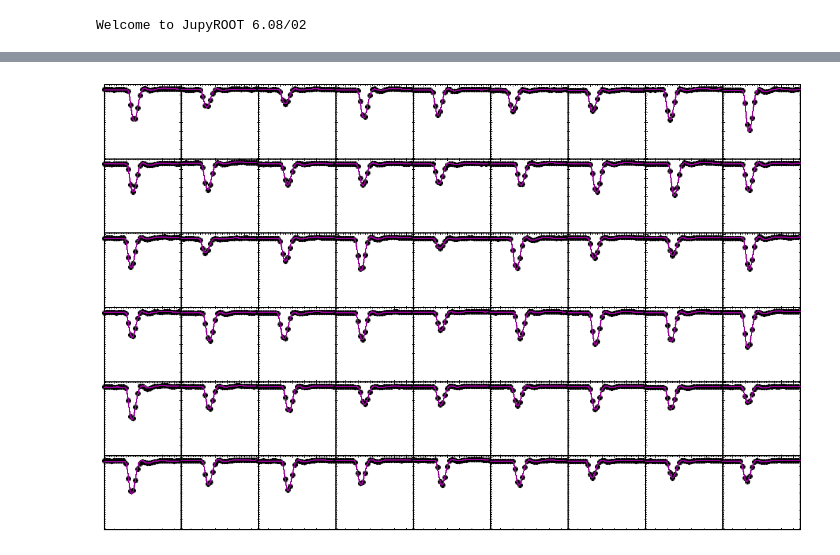
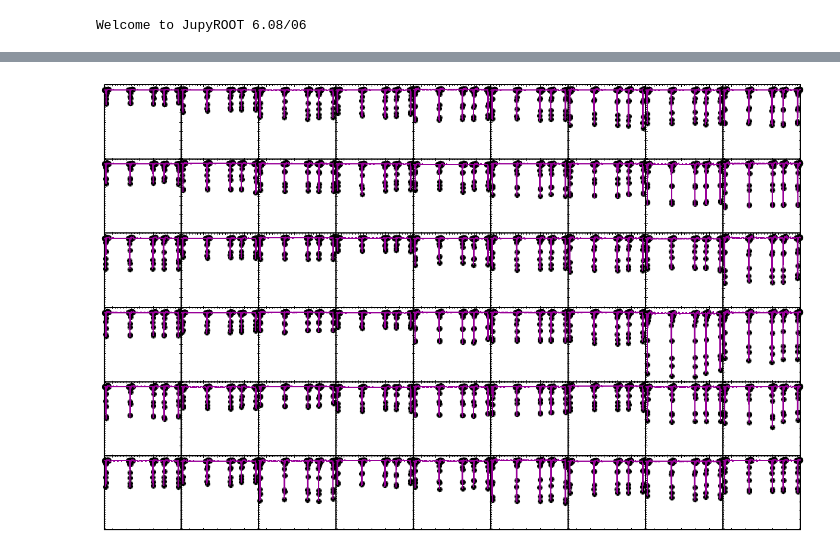
Before and after one commit to atfienberg/fitDisplay, a Jupyter notebook: islandFitDisplay.ipynb, the cells around one changed output, grey strips where cells are left out. Saved outputs shown, nothing was run; the diff lists cells and outputs as text; code cells hidden in the pictures.

Commit message:
updated to work with new fit display tree structure

```diff
--- a/islandFitDisplay.ipynb
+++ b/islandFitDisplay.ipynb
@@ -3,8 +3,8 @@ import ROOT
 from ipywidgets import interact, IntSlider, IntText
 from itertools import takewhile, count
 
-f = ROOT.TFile('outWithRiderFits.root')
-module_label = 'Calo23IslandFits'
+f = ROOT.TFile('~/g-2/nearlineTests/newFitTree.root')
+module_label = 'FitDisplay'
 
 if not ROOT.gROOT.FindObject('canv'):
     c = ROOT.TCanvas('canv', 'canv', 1000, 600)
@@ -16,12 +16,12 @@ sgen = takewhile(lambda s: isinstance(s, ROOT.TSpline3),
                           for i in count()))
 splines = list(sgen)
 t = f.Get('{}/fits/fitTree'.format(module_label))
-n_entries = t.BuildIndex('fillNum', 'islandNum*(xtalNum == 0) - 1*(xtalNum!=0)')
+n_entries = t.BuildIndex('fillNum', 'islandNums[0]*(xtalNum == 0) - 1*(xtalNum!=0)')
 
 # need global handle to currently plotted objects so that they don't get garbage collected
 plotted_objects = None
 # %% [output]
-Welcome to JupyROOT 6.08/02
+Welcome to JupyROOT 6.08/06
 # %%
 # define plotting functions
 
@@ -31,14 +31,22 @@ def plot_fit(entry_num, canvas, single=True, grid_index=0):
     sample_g = ROOT.TGraph(0)
     sample_g.SetName('g{}'.format(grid_index))
     if single:
-        sample_g.SetTitle('run {0}, fill {2}, island {3}, xtal {1}; sample num; adc counts'.
-                          format(t.runNum, t.xtalNum, t.fillNum, t.islandNum))
+        if len(t.islandNums) == 1:
+            sample_g.SetTitle('run {0}, subrun {4}, fill {2}, island {3}, xtal {1}; sample num; adc counts'.
+                              format(t.runNum, t.xtalNum, t.fillNum, t.islandNums[0], t.subRunNum))
+        else:
+            sample_g.SetTitle('run {0}, subrun {4}, fill {2}, islands{3}, xtal {1}; sample num; adc counts'.
+                              format(t.runNum, t.xtalNum, t.fillNum,
+                                     ''.join(' ' + str(num) for num in t.islandNums), t.subRunNum))
     sample_g.SetMarkerStyle(20)
     if single:
-        sample_g.SetMarkerSize(1.5)
+        sample_g.SetMarkerSize(0.5)
     sample_g.SetMarkerColor(ROOT.kBlack)
-    for i, samp in enumerate(t.trace):
-        sample_g.SetPoint(i, i + t.firstSampleNum, samp)
+    sample_times = sum((list(range(first, first+length)) for first, length in zip(t.firstSampleNums, t.islandLengths)),
+                       [])
+
+    for sample_time, samp in zip(sample_times, t.trace):
+        sample_g.SetPoint(sample_g.GetN(), sample_time, samp)
 
     # build fit function
     try:
@@ -60,7 +68,7 @@ def plot_fit(entry_num, canvas, single=True, grid_index=0):
 
     # draw graph and fit
     sample_g.Draw("ap")
-    x_min, x_max = (t.firstSampleNum, t.firstSampleNum + sample_g.GetN())
+    x_min, x_max = (t.firstSampleNums[0], t.firstSampleNums[-1] + t.islandLengths[-1])
     y_min, y_max = (sample_g.GetYaxis().GetXmin(), sample_g.GetYaxis().GetXmax())
     sample_g.GetXaxis().SetLimits(x_min, x_max)
     if not single:
@@ -129,7 +137,7 @@ dummy = interact(plot_one_with_index, fill_num=IntSlider(min=1, max=100, step=1,
 [interactive output not drawn]
 # %%
 %jsroot off
-dummy = interact(plot_grid_with_index, fill_num=IntText(min=1, value=1),
-                 island_num=IntText(min=0, value=0))
+dummy = interact(plot_grid_with_index, fill_num=IntText(min=1, value=123),
+                 island_num=IntText(min=0, value=3))
 # %% [output]
-[figure, old version]
+[figure, new version]
```
Also changed, not shown: parts of 1 cell of this notebook.
